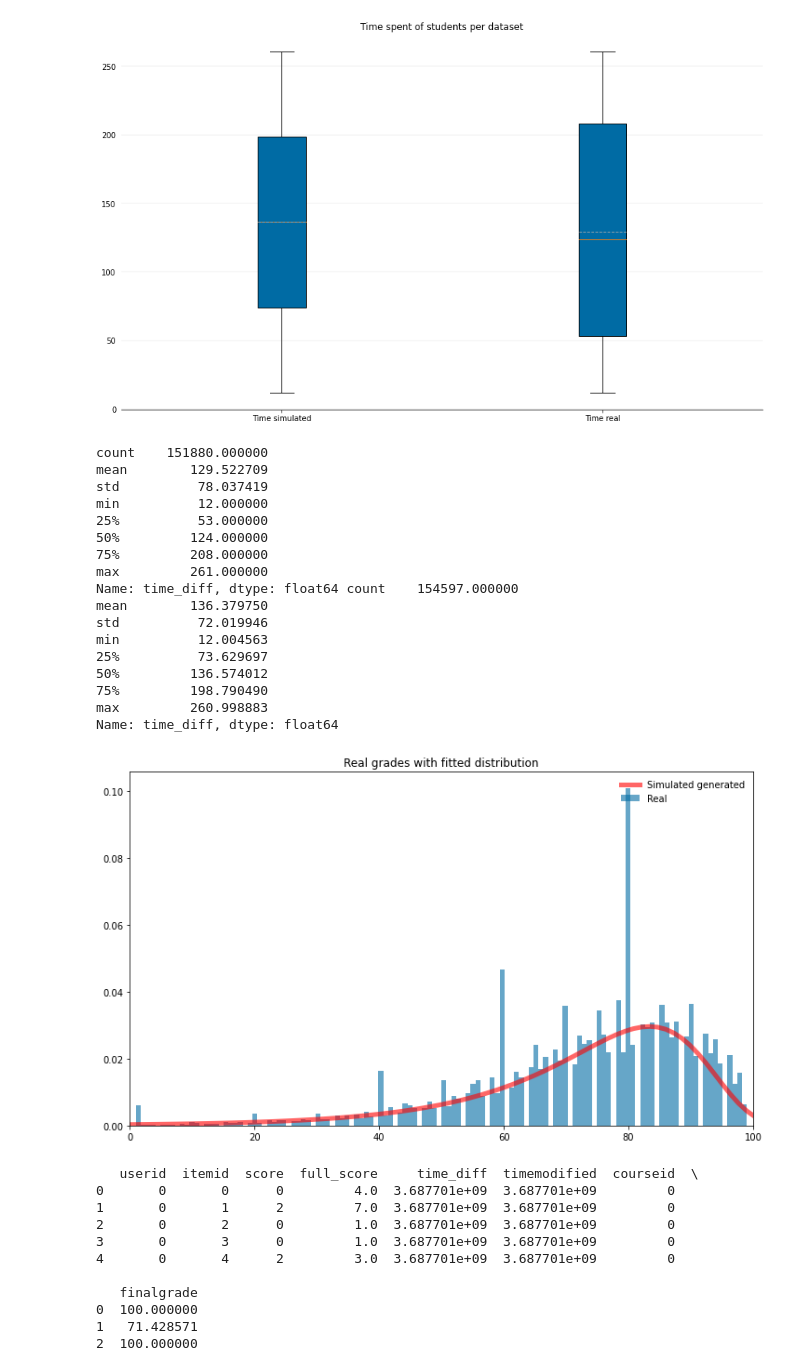
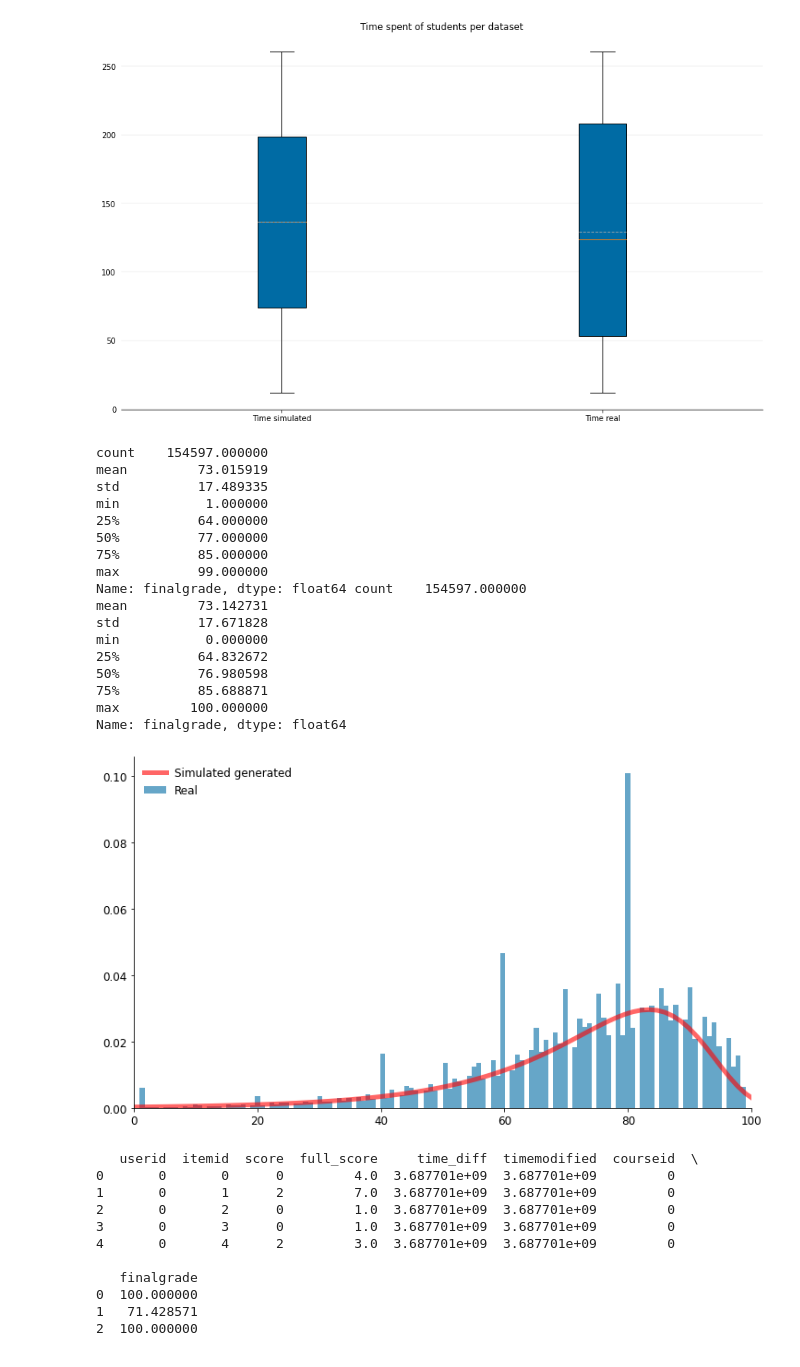
Before and after one commit to pagonis0/Synthetic-Data-Generators, a Jupyter notebook: ECAI_paper.ipynb, the cells around one changed output. Cells and saved outputs as stored; diff of their text form; code cells hidden in the pictures.

```diff
--- a/ECAI_paper.ipynb
+++ b/ECAI_paper.ipynb
@@ -378,47 +378,49 @@ plt.show()
 # %% [output]
 [figure]
 # %%
-print(df_trimmed1['time_diff'].describe(),
-simdata1['time_diff'].describe())
+print(df_trimmed1['finalgrade'].describe(),
+simdata1['finalgrade'].describe())
 # %% [output]
-count    151880.000000
-mean        129.522709
-std          78.037419
-min          12.000000
-25%          53.000000
-50%         124.000000
-75%         208.000000
-max         261.000000
-Name: time_diff, dtype: float64 count    154597.000000
-mean        136.379750
-std          72.019946
-min          12.004563
-25%          73.629697
-50%         136.574012
-75%         198.790490
-max         260.998883
-Name: time_diff, dtype: float64
+count    154597.000000
+mean         73.015919
+std          17.489335
+min           1.000000
+25%          64.000000
+50%          77.000000
+75%          85.000000
+max          99.000000
+Name: finalgrade, dtype: float64 count    154597.000000
+mean         73.142731
+std          17.671828
+min           0.000000
+25%          64.832672
+50%          76.980598
+75%          85.688871
+max         100.000000
+Name: finalgrade, dtype: float64
 # %%
+plt.rcParams['axes.spines.right'] = False
+plt.rcParams['axes.spines.top'] = False
+plt.rcParams.update({'font.size': 12})
 fig, ax = plt.subplots(figsize=(12, 7))
 
 c=0.502433
 loc=89.017
 scale=8.19915
 
 x = np.linspace(stats.loggamma.ppf(0.001, c, loc, scale), stats.loggamma.ppf(0.999, c, loc, scale), 100)
 
 ax.plot(x, stats.loggamma.pdf(x, c, loc, scale), 'r-', lw=5, alpha=0.6, label='Simulated generated')
 rv = stats.loggamma(c, loc, scale)
 #ax.plot(x, rv.pdf(x), 'k-', lw=2, label='frozen pdf 1')
 
 ax.hist(df_trimmed1['finalgrade'], density=True, bins='auto', histtype='stepfilled', alpha=0.6, animated=True, label='Real')
 
 ax.set_xlim([0, 100])
-ax.set_title('Real grades with fitted distribution')
-ax.legend(loc='best', frameon=False)
+ax.legend(loc='upper left', frameon=False)
 plt.show()
 # %% [output]
-[figure, old version]
+[figure, new version]
 # %%
 # Load the second dataset
 # Create also the trimmed version of that
```
Also changed, not shown: parts of 40 cells of this notebook.
